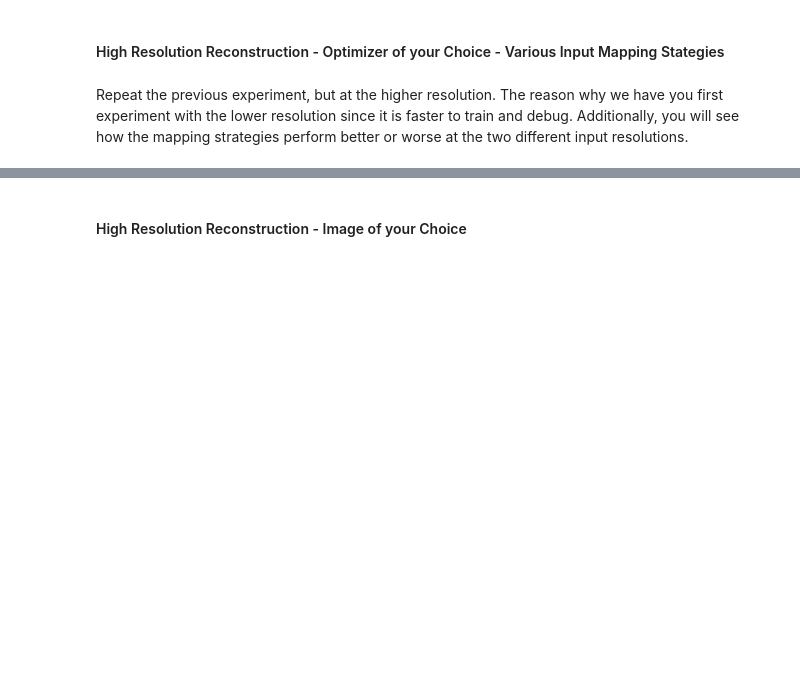
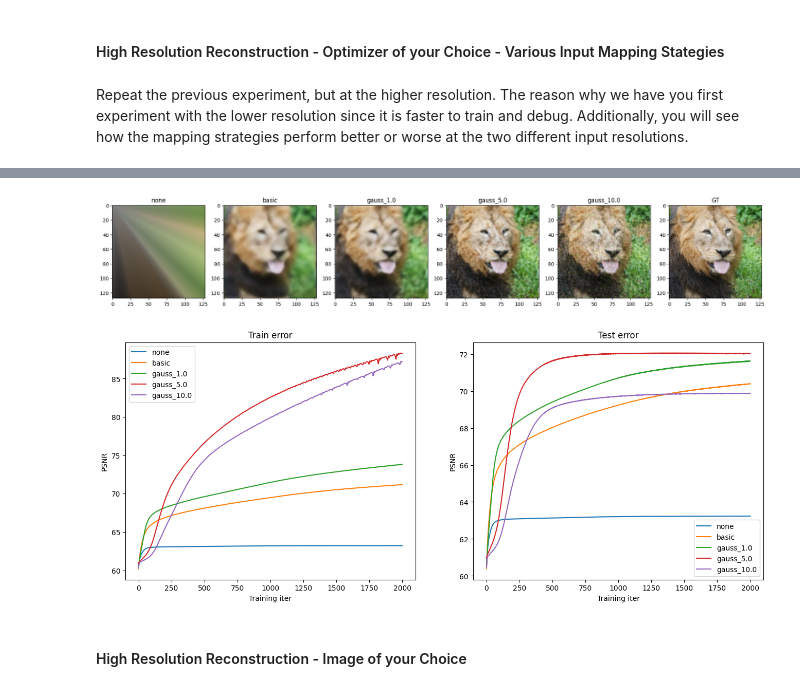
Before and after one commit to Slijeff/cs444, a Jupyter notebook: assignment2/neural_network.ipynb, the cells around one changed output, grey strips where cells are left out. Saved outputs shown, nothing was run; the diff lists cells and outputs as text; code cells hidden in the pictures; blank space fills up the shorter version.

```diff
--- a/assignment2/neural_network.ipynb
+++ b/assignment2/neural_network.ipynb
@@ -392,6 +396,10 @@ def train_wrapper(mapping, size, opt):
   # TODO implement
   # makes it easy to run all your mapping experiments in a for loop
   # this will similar to what you did previously in the last two sections
+  X_train, y_train, X_test, y_test = get_input_features(B_dict, mapping)
+
+  net, train_psnrs, test_psnrs, train_loss, predicted_images = \
+NN_experiment(X_train, y_train, X_test, y_test, X_train.shape[1], num_layers, hidden_size, hidden_sizes, output_size, epochs, learning_rate, 'Adam')
 
   return {
       'net': net,
@@ -402,6 +410,7 @@ def train_wrapper(mapping, size, opt):
   }
 # %%
 outputs = {}
+opt = "Adam"
 for k in tqdm(B_dict):
   print("training", k)
   outputs[k] = train_wrapper(k, size, opt)
@@ -420,5 +445,6 @@ train_data, test_data = get_image(size)
 # %%
 outputs = {}
+opt = "Adam"
 for k in tqdm(B_dict):
   print("training", k)
-  outputs[k] = train_wrapper(k, size,)
+  outputs[k] = train_wrapper(k, size, opt)
@@ -425,3 +462,9 @@ for k in tqdm(B_dict):
+# %%
+# if you did everything correctly so far, this should output a nice figure you can use in your report
+plot_feature_mapping_comparison(outputs, test_data[1].reshape(size,size,3))
+# %% [output]
+[figure, added]
+[figure, added]
 # %% [markdown]
 #### High Resolution Reconstruction - Image of your Choice
 # %% [markdown]
```
Also changed, not shown: parts of 10 cells of this notebook, 2 other files.
